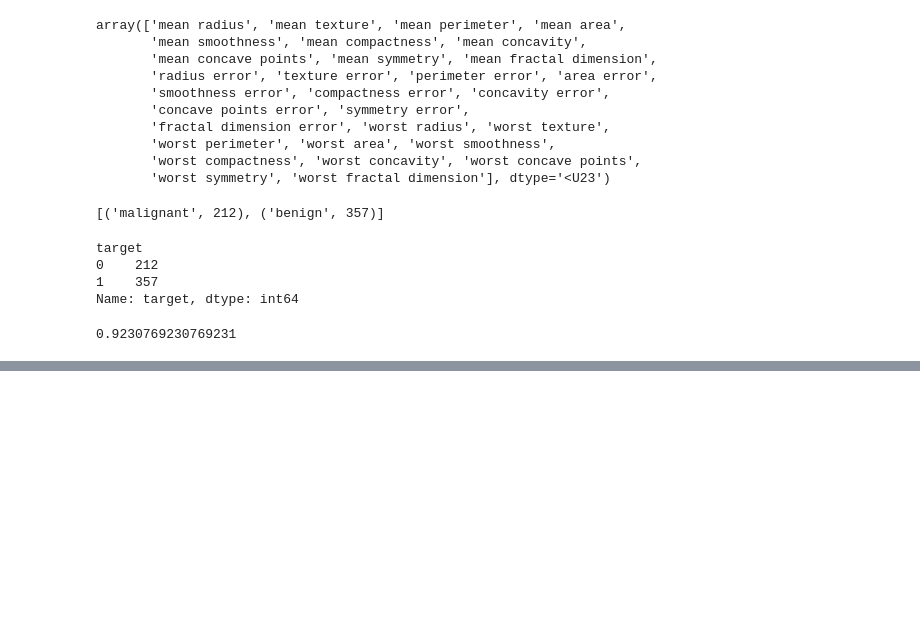
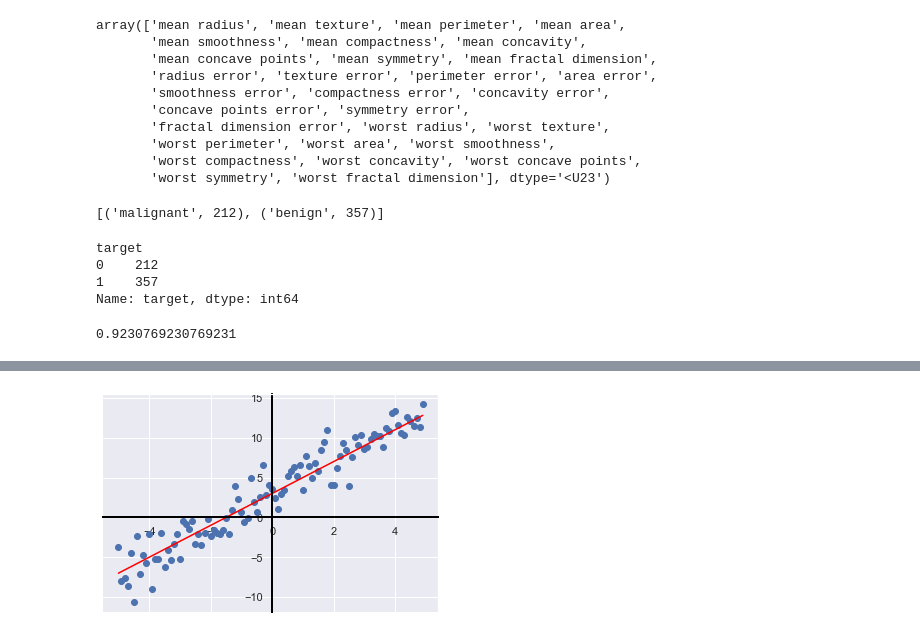
Before and after one commit to justkacz/MLTraining, a Jupyter notebook: IntroductiontoMLwithPython.ipynb, the cells around one changed output, grey strips where cells are left out. Drawn from its saved outputs; the diff is of its cells as text; code cells hidden in the pictures; blank space fills up the shorter version.

```diff
--- a/IntroductiontoMLwithPython.ipynb
+++ b/IntroductiontoMLwithPython.ipynb
@@ -111,0 +178,21 @@ acc
+# %%
+# SIMPLE LINEAR REGRESSION - EXAMPLE:
+rng=np.random.RandomState(1)
+
+x=np.arange(-5,5,0.1) # 100 items array
+y=2*x +3
+
+y_noise=2 * rng.normal(size=x.size)
+y_data = y+y_noise
+
+plt.scatter(x,y_data)
+plt.plot(x, y, color='red')
+
+plt.gca().spines['left'].set_color('black')
+plt.gca().spines['left'].set_linewidth(2)
+plt.gca().spines['left'].set_position(('data', 0))
+plt.gca().spines['bottom'].set_position('zero')
+plt.gca().spines['bottom'].set_linewidth(2)
+plt.gca().spines['bottom'].set_color('black')
+# %% [output]
+[figure, added]
```
Also changed, not shown: parts of 17 cells of this notebook, 1 other file.
